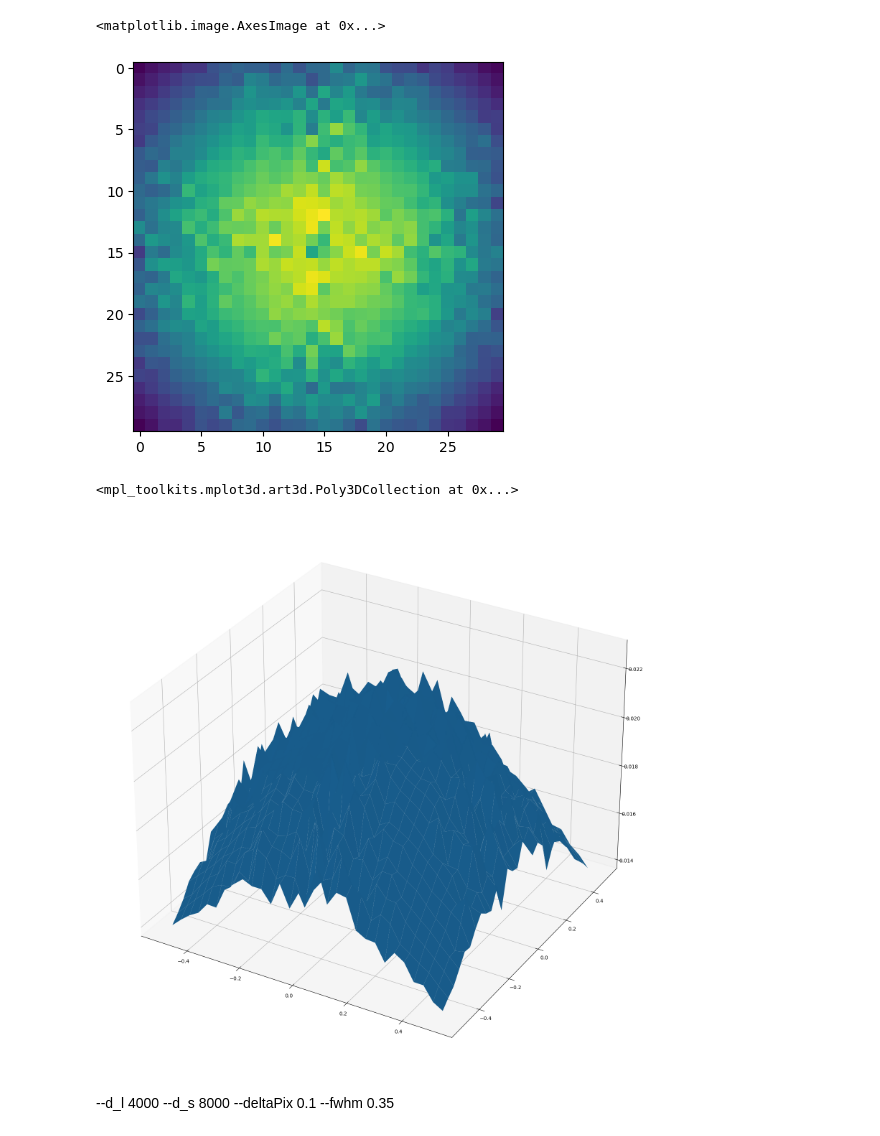
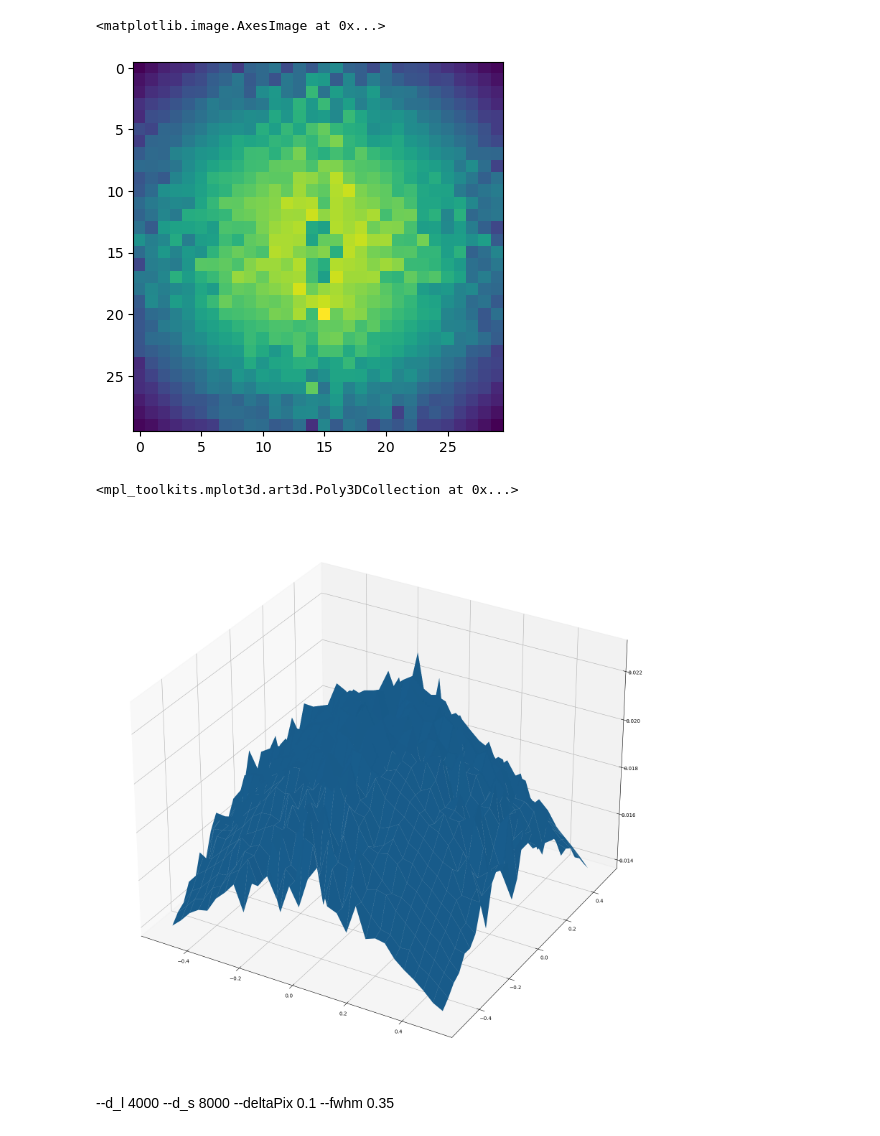
Before and after one commit to MeloDi-23/lenstronomy-image-mock, a Jupyter notebook: plot_e.ipynb, the cells around one changed output. Cells and saved outputs as stored; diff of their text form; code cells hidden in the pictures.

```diff
--- a/plot_e.ipynb
+++ b/plot_e.ipynb
@@ -3,24 +3,24 @@ import numpy as np
 import matplotlib.pyplot as plt
 # %%
 # e = np.loadtxt('e/e_galsim_deltaPix=0.20.txt')
-e = np.loadtxt('e/high_res_mean')
+e = np.loadtxt('e/high_res_test')
 # e = np.loadtxt('e/t')
 theta_E = 0.42            # unit: arcsec
 num_pix = 30
 num = 30
 x = y = np.linspace(-theta_E*1.2, theta_E*1.2, num)
 xx, yy = np.meshgrid(x, y)
 plt.imshow(e)
 # %% [output]
 <matplotlib.image.AxesImage at 0x...>
-[figure, old version]
+[figure, new version]
 # %%
 fig = plt.figure(figsize=(20,20))
 ax = fig.add_subplot(111, projection='3d')
 ax.plot_surface(xx, yy, e)
 # %% [output]
 <mpl_toolkits.mplot3d.art3d.Poly3DCollection at 0x...>
-[figure, old version]
+[figure, new version]
 # %% [markdown]
  --d_l 4000 --d_s 8000 --deltaPix 0.1 --fwhm 0.35
 # %%
```
Also changed, not shown: parts of 1 cell of this notebook, 10 other files.
